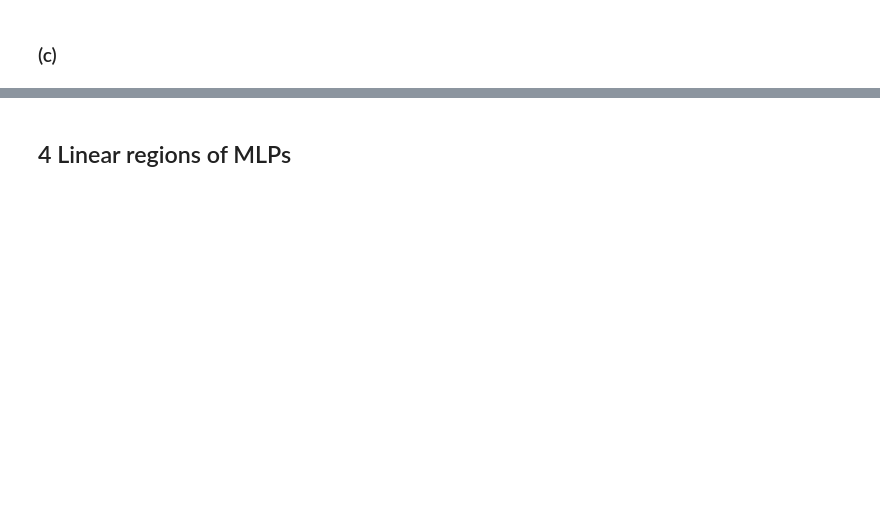
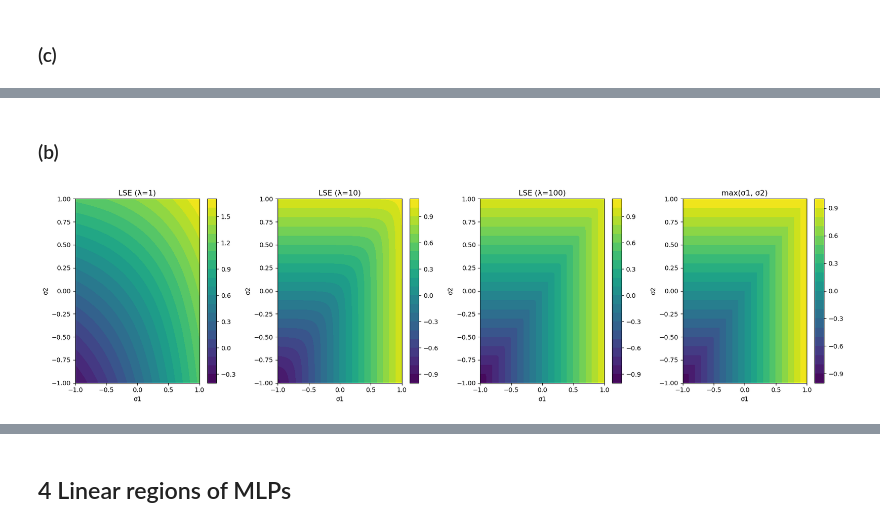
Before and after one commit to Alex2667/mlph_w24, a Jupyter notebook: sheet05/sheet05.ipynb, the cells around one changed output, grey strips where cells are left out. Saved outputs shown, nothing was run; the diff lists cells and outputs as text; code cells hidden in the pictures; blank space fills up the shorter version.

```diff
--- a/sheet05/sheet05.ipynb
+++ b/sheet05/sheet05.ipynb
@@ -101,0 +287,16 @@ print(df.head(10))
+# %%
+import numpy as np
+def lse(vec, lam=1):
+    return np.log(np.sum(np.exp(lam * vec)))/lam
+
+def softmax(vec, lam=1):
+    return np.exp(lam * vec)/np.sum(np.exp(lam * vec))
+
+sig1 = np.array([1,2,3])
+sig2 = sig1 + 10
+sig3 = sig1 * 10
+
+sigs = [sig1, sig2, sig3]
+
+for sig in sigs:
+    print(f"{sig}: softmax={np.round(softmax(sig), decimals=2)}")
@@ -101,0 +313,35 @@ print(df.head(10))
+# %% [markdown]
+### (b)
+# %%
+sigma1 = np.linspace(-1, 1, 200)
+sigma2 = np.linspace(-1, 1, 200)
+sigma1, sigma2 = np.meshgrid(sigma1, sigma2)
+
+lambdas = [1, 10, 100]
+
+def lse(sigma1, sigma2, lam):
+    return (1 / lam) * np.log(np.exp(lam * sigma1) + np.exp(lam * sigma2))
+
+max_values = np.maximum(sigma1, sigma2)
+
+fig, axes = plt.subplots(1, len(lambdas) + 1, figsize=(18, 5))
+for i, lam in enumerate(lambdas):
+    lse_values = lse(sigma1, sigma2, lam)
+    ax = axes[i]
+    contour = ax.contourf(sigma1, sigma2, lse_values, levels=20, cmap='viridis')
+    ax.set_title(f'LSE (λ={lam})')
+    ax.set_xlabel('σ1')
+    ax.set_ylabel('σ2')
+    fig.colorbar(contour, ax=ax)
+
+ax = axes[-1]
+contour = ax.contourf(sigma1, sigma2, max_values, levels=20, cmap='viridis')
+ax.set_title('max(σ1, σ2)')
+ax.set_xlabel('σ1')
+ax.set_ylabel('σ2')
+fig.colorbar(contour, ax=ax)
+
+plt.tight_layout()
+plt.show()
+# %% [output]
+[figure, added]
```
Also changed, not shown: parts of 35 cells of this notebook, 2 other files.
